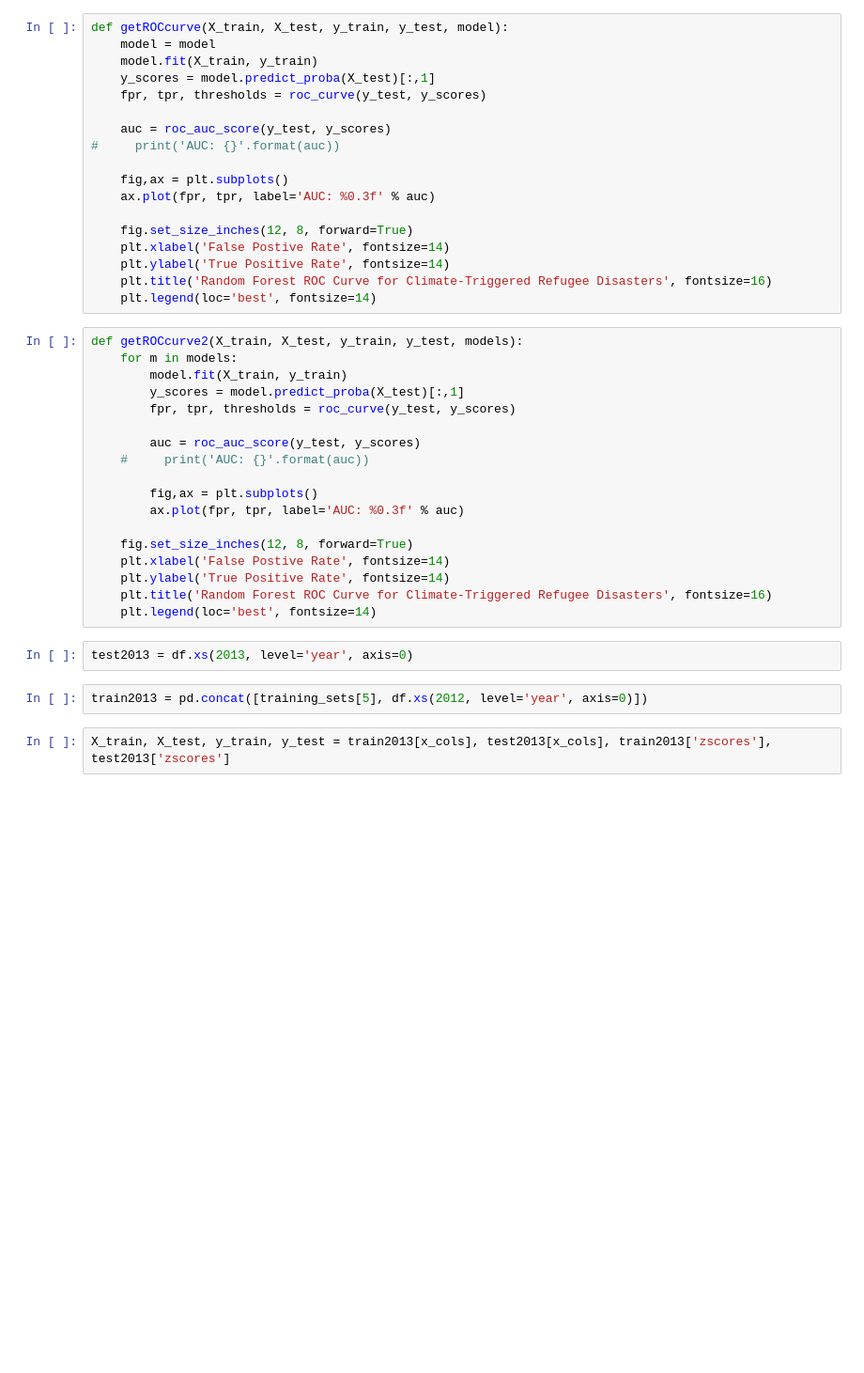
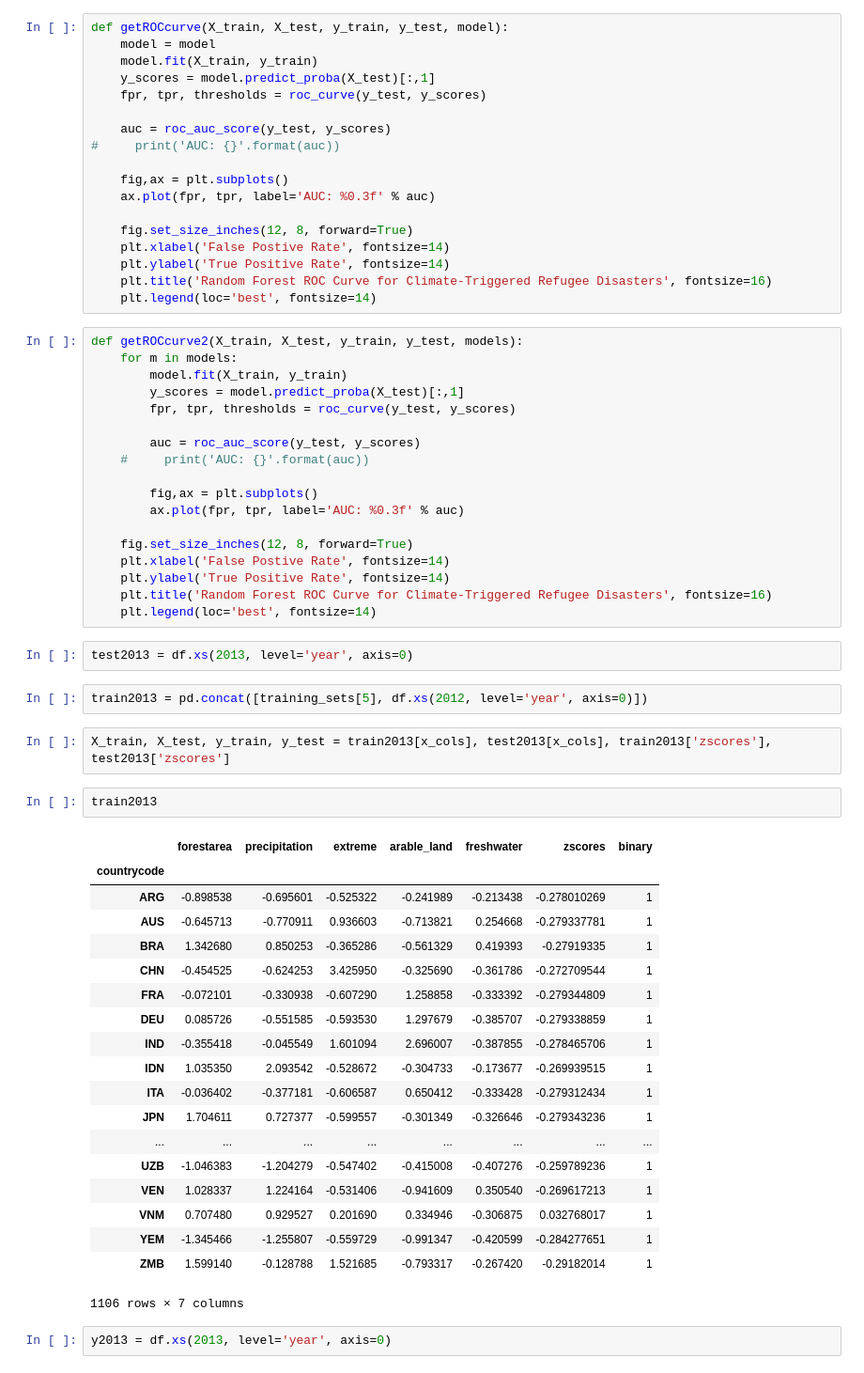
Before and after one commit to emilyhoughkovacs/humanitarian_unrest_classifier, a Jupyter notebook: environment_data/environment_multiyear_predict.ipynb, the cells around one changed output. Shown at 94% size. Saved outputs shown, nothing was run; the diff lists cells and outputs as text; blank space fills up the shorter version.

```diff
--- a/environment_data/environment_multiyear_predict.ipynb
+++ b/environment_data/environment_multiyear_predict.ipynb
@@ -514,3 +490,27 @@ test2013 = df.xs(2013, level='year', axis=0)
 train2013 = pd.concat([training_sets[5], df.xs(2012, level='year', axis=0)])
 # %%
 X_train, X_test, y_train, y_test = train2013[x_cols], test2013[x_cols], train2013['zscores'], test2013['zscores']
+# %%
+train2013
+# %% [output]
+|  | forestarea | precipitation | extreme | arable_land | freshwater | zscores | binary |
+| countrycode |  |  |  |  |  |  |  |
+| ARG | -0.898538 | -0.695601 | -0.525322 | -0.241989 | -0.213438 | -0.278010269 | 1 |
+| AUS | -0.645713 | -0.770911 | 0.936603 | -0.713821 | 0.254668 | -0.279337781 | 1 |
+| BRA | 1.342680 | 0.850253 | -0.365286 | -0.561329 | 0.419393 | -0.27919335 | 1 |
+| CHN | -0.454525 | -0.624253 | 3.425950 | -0.325690 | -0.361786 | -0.272709544 | 1 |
+| FRA | -0.072101 | -0.330938 | -0.607290 | 1.258858 | -0.333392 | -0.279344809 | 1 |
+| DEU | 0.085726 | -0.551585 | -0.593530 | 1.297679 | -0.385707 | -0.279338859 | 1 |
+| IND | -0.355418 | -0.045549 | 1.601094 | 2.696007 | -0.387855 | -0.278465706 | 1 |
+| IDN | 1.035350 | 2.093542 | -0.528672 | -0.304733 | -0.173677 | -0.269939515 | 1 |
+| ITA | -0.036402 | -0.377181 | -0.606587 | 0.650412 | -0.333428 | -0.279312434 | 1 |
+| JPN | 1.704611 | 0.727377 | -0.599557 | -0.301349 | -0.326646 | -0.279343236 | 1 |
+| ... | ... | ... | ... | ... | ... | ... | ... |
+| UZB | -1.046383 | -1.204279 | -0.547402 | -0.415008 | -0.407276 | -0.259789236 | 1 |
+| VEN | 1.028337 | 1.224164 | -0.531406 | -0.941609 | 0.350540 | -0.269617213 | 1 |
+| VNM | 0.707480 | 0.929527 | 0.201690 | 0.334946 | -0.306875 | 0.032768017 | 1 |
+| YEM | -1.345466 | -1.255807 | -0.559729 | -0.991347 | -0.420599 | -0.284277651 | 1 |
+| ZMB | 1.599140 | -0.128788 | 1.521685 | -0.793317 | -0.267420 | -0.29182014 | 1 |
+1106 rows × 7 columns
+# %%
+y2013 = df.xs(2013, level='year', axis=0)
```
Also changed, not shown: parts of 27 cells of this notebook.
